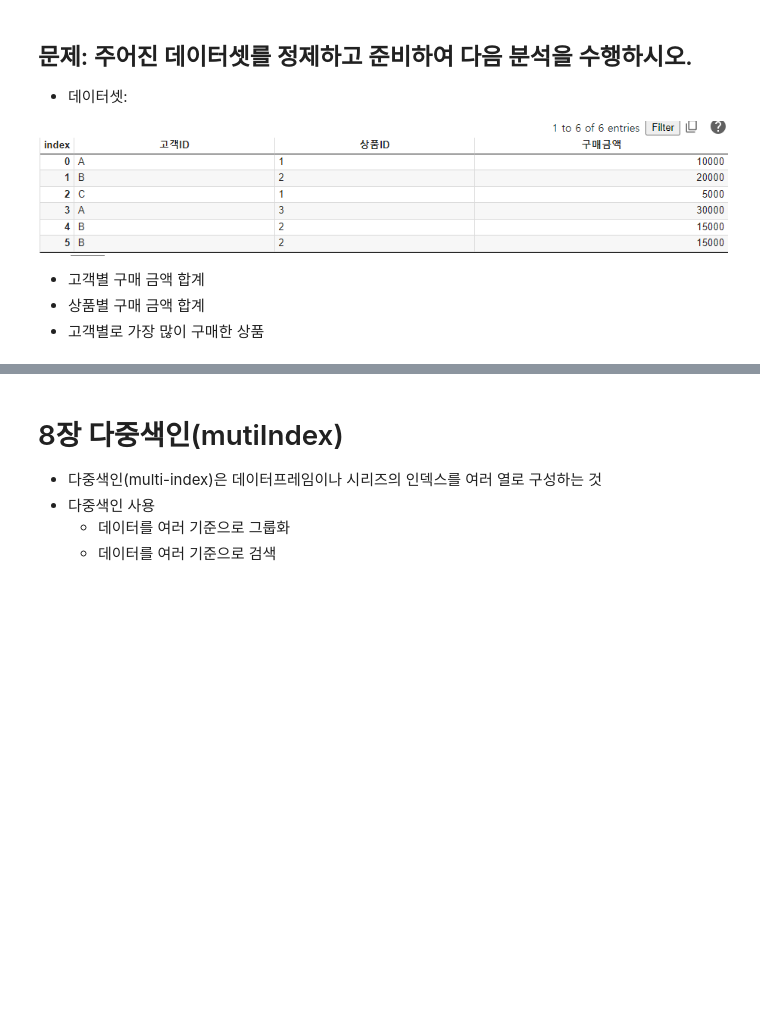
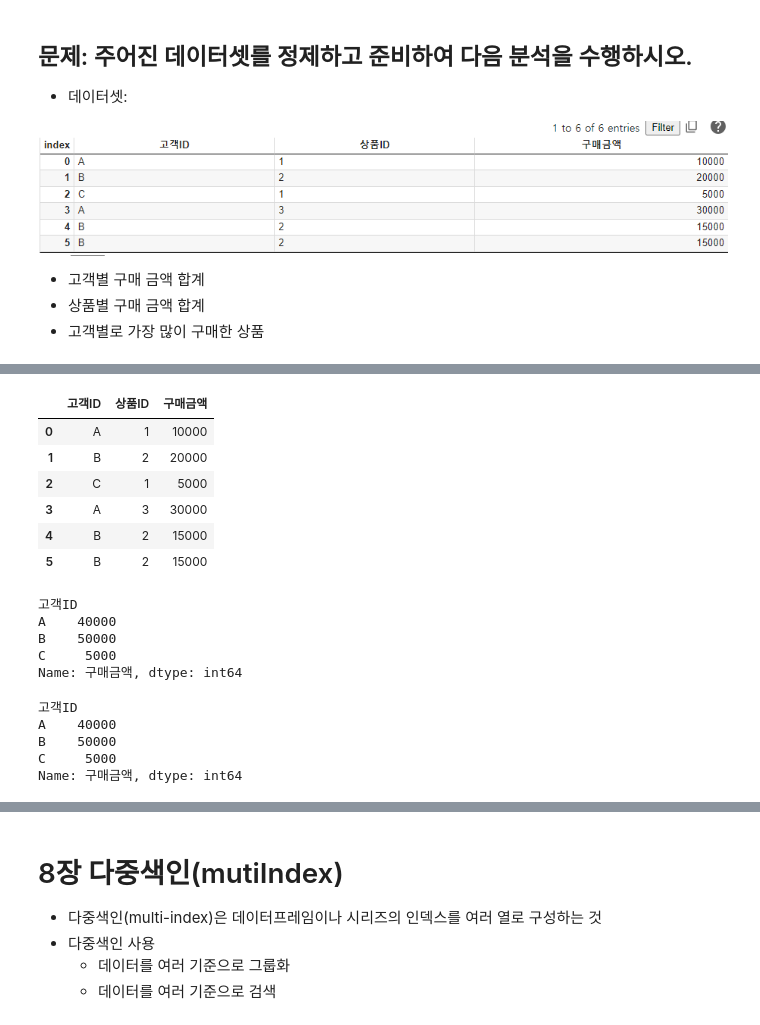
Before and after one commit to dlona12/python_basic_1, a Jupyter notebook: data_analysis_4_30_class.ipynb, the cells around one changed output, grey strips where cells are left out. Cells and saved outputs as stored; diff of their text form; code cells hidden in the pictures; blank space fills up the shorter version.

```diff
--- a/data_analysis_4_30_class.ipynb
+++ b/data_analysis_4_30_class.ipynb
@@ -148,20 +155,43 @@ df.drop_duplicates()
 # %%
 # 데이터프레임 정렬하기
 # 1) 고객ID 와 상품ID을 기준으로 내림차순으로 정렬하기
-df.sort_values(by=['고객ID', '상품ID'], ascending=True)
+df.sort_values(by=['고객ID', '상품ID'], ascending=False)
 df
 
 
 # 2) 데이터프레임의 기존의 인덱스을 색인 재설정하기
 df = df.reset_index(drop=True)
 df
+# %% [output]
+|  | 고객ID | 상품ID | 구매금액 |
+| 0 | A | 1 | 10000 |
+| 1 | B | 2 | 20000 |
+| 2 | C | 1 | 5000 |
+| 3 | A | 3 | 30000 |
+| 4 | B | 2 | 15000 |
+| 5 | B | 2 | 15000 |
 # %%
 # 데이터분석하기
-# 1) 고객별 구매 금액 합계를 계산
+# 1) 고객별 구매 금액 합계를 계산 (hint : groupby())
 
+df.groupby("고객ID")["구매금액"].sum()
 
-
-
-# 2) 상위 최우수 고객 2명 추출하기
+# 2) 상위 최우수 고객 1명 추출하기
+result = total_spent_by_sustomer.sort_values(ascending=False)
+print(total_spent_by_sustomer)
+# %% [output]
+고객ID
+A    40000
+B    50000
+C     5000
+Name: 구매금액, dtype: int64
 # %%
 # 3) 상품별 구매 금액 합계를 계산
+total_spent_by_product = df.groupby("고객ID")["구매금액"].sum()
+print(total_spent_by_product)
+# %% [output]
+고객ID
+A    40000
+B    50000
+C     5000
+Name: 구매금액, dtype: int64
```
Also changed, not shown: parts of 10 cells of this notebook.
